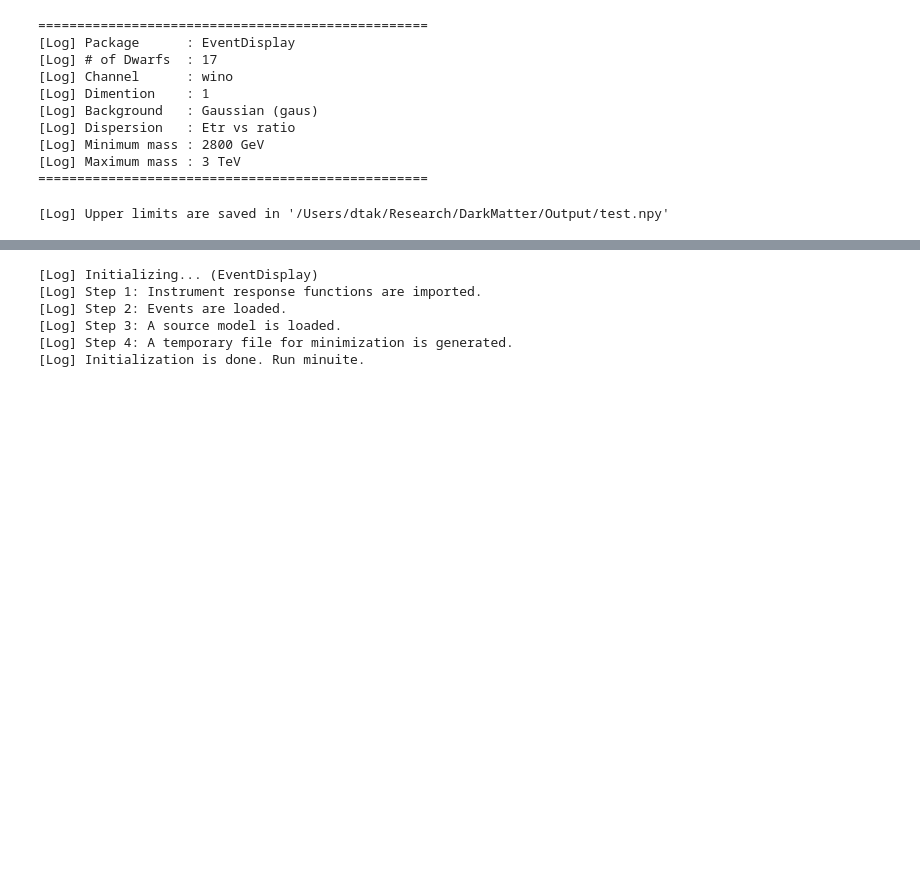
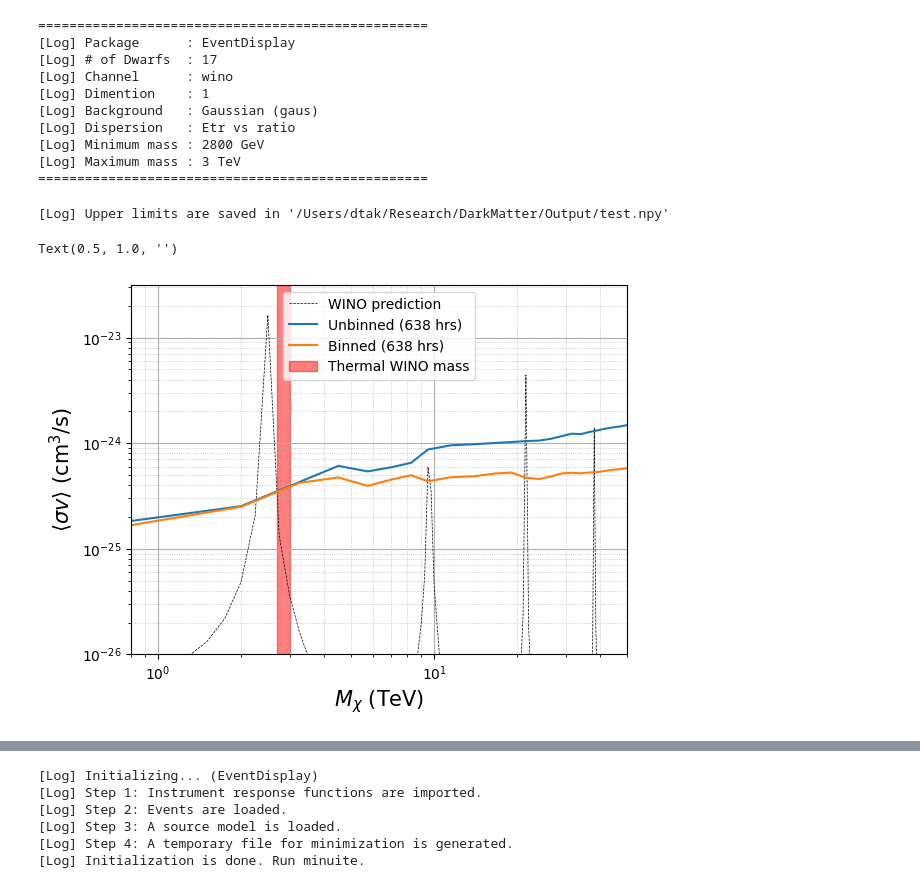
Before and after one commit to takdg123/dm_analysis, a Jupyter notebook: Wino/Wino.ipynb, the cells around one changed output, grey strips where cells are left out. Drawn from its saved outputs; the diff is of its cells as text; code cells hidden in the pictures; blank space fills up the shorter version.

```diff
--- a/Wino/Wino.ipynb
+++ b/Wino/Wino.ipynb
@@ -64,3 +62,20 @@ mle = Likelihood.combinedUpperLimits("wino", package="EventDisplay", dwarfs=cons
 [Log] Maximum mass : 3 TeV
 ==================================================
 [Log] Upper limits are saved in '/Users/dtak/Research/DarkMatter/Output/test.npy'
+# %%
+plotPredictedLine(units="TeV", color="k", ls="--", lw=0.5, label="WINO prediction")
+
+plotULcurve("wino_nlo_lo_combined", add_input="wino_nlo_hi_combined", label="Unbinned (638 hrs)",units="TeV")
+plotULcurve("wino_nlo_lo_combined_binned", add_input="wino_nlo_hi_combined_binned", label="Binned (638 hrs)",units="TeV")
+plt.legend(fontsize=13)
+
+plt.yscale("log")
+plt.axvspan(2.7, 3.0, color="red", label="Thermal WINO mass", alpha=0.5)
+plt.xscale("log")
+plt.ylim(1e-26)
+plt.xlim(0.8, 50)
+plt.legend()
+plt.title("")
+# %% [output]
+Text(0.5, 1.0, '')
+[figure, added]
```
Also changed, not shown: parts of 26 cells of this notebook, 33 other files.
